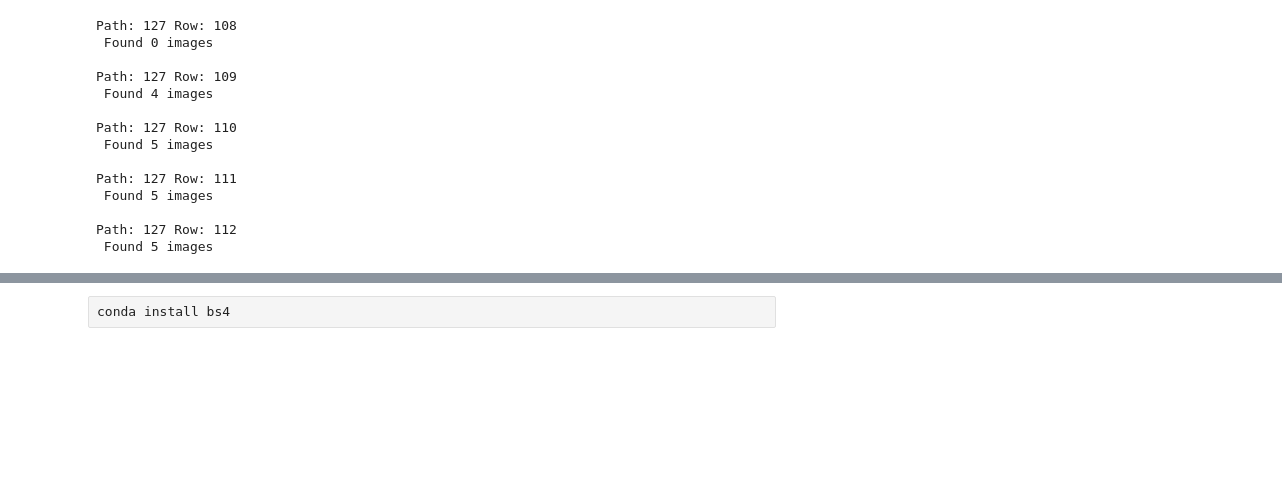
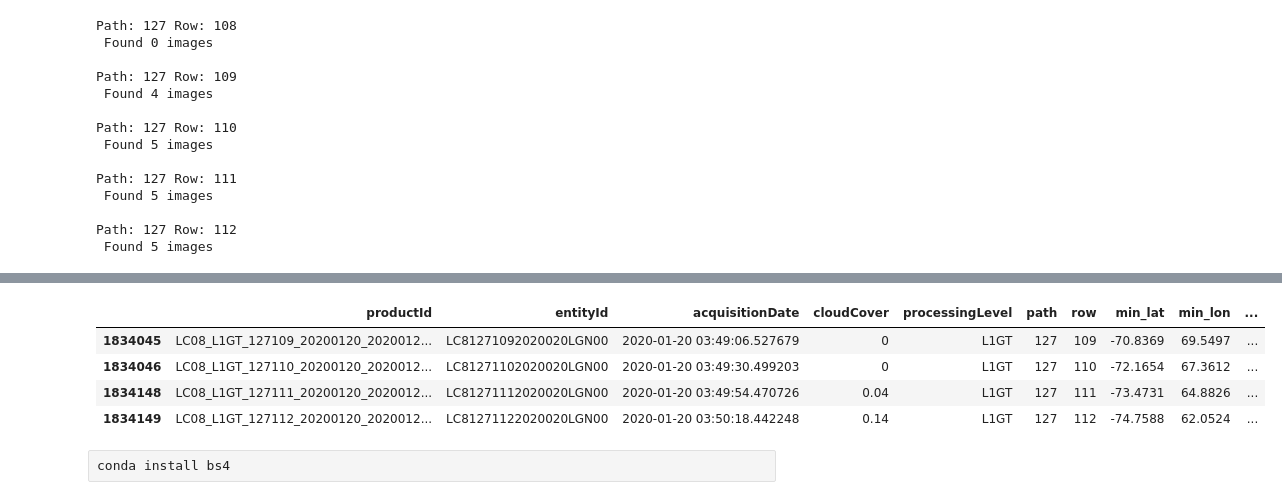
Before and after one commit to ldeo-glaciology/REMAWaterRouting, a Jupyter notebook: landsat8_load.ipynb, the cells around one changed output, grey strips where cells are left out. Cells and saved outputs as stored; diff of their text form; code cells hidden in the pictures; blank space fills up the shorter version.

```diff
--- a/landsat8_load.ipynb
+++ b/landsat8_load.ipynb
@@ -139,3 +144,17 @@ bulk_frame
+# %%
+date_list = bulk_frame.acquisitionDate.to_list()
+date_of_interest = '2020-01-20'
+images_of_interest = []
+for date in date_list:
+    images_of_interest.append((date_of_interest in date))
+# %%
+bulk_frame[images_of_interest]
+# %% [output]
+|  | productId | entityId | acquisitionDate | cloudCover | processingLevel | path | row | min_lat | min_lon | ... |
+| 1834045 | LC08_L1GT_127109_20200120_2020012... | LC81271092020020LGN00 | 2020-01-20 03:49:06.527679 | 0 | L1GT | 127 | 109 | -70.8369 | 69.5497 | ... |
+| 1834046 | LC08_L1GT_127110_20200120_2020012... | LC81271102020020LGN00 | 2020-01-20 03:49:30.499203 | 0 | L1GT | 127 | 110 | -72.1654 | 67.3612 | ... |
+| 1834148 | LC08_L1GT_127111_20200120_2020012... | LC81271112020020LGN00 | 2020-01-20 03:49:54.470726 | 0.04 | L1GT | 127 | 111 | -73.4731 | 64.8826 | ... |
+| 1834149 | LC08_L1GT_127112_20200120_2020012... | LC81271122020020LGN00 | 2020-01-20 03:50:18.442248 | 0.14 | L1GT | 127 | 112 | -74.7588 | 62.0524 | ... |
 # %% [raw]
 conda install bs4
 # %% [raw]
```
Also changed, not shown: parts of 29 cells of this notebook, 1 other file.
